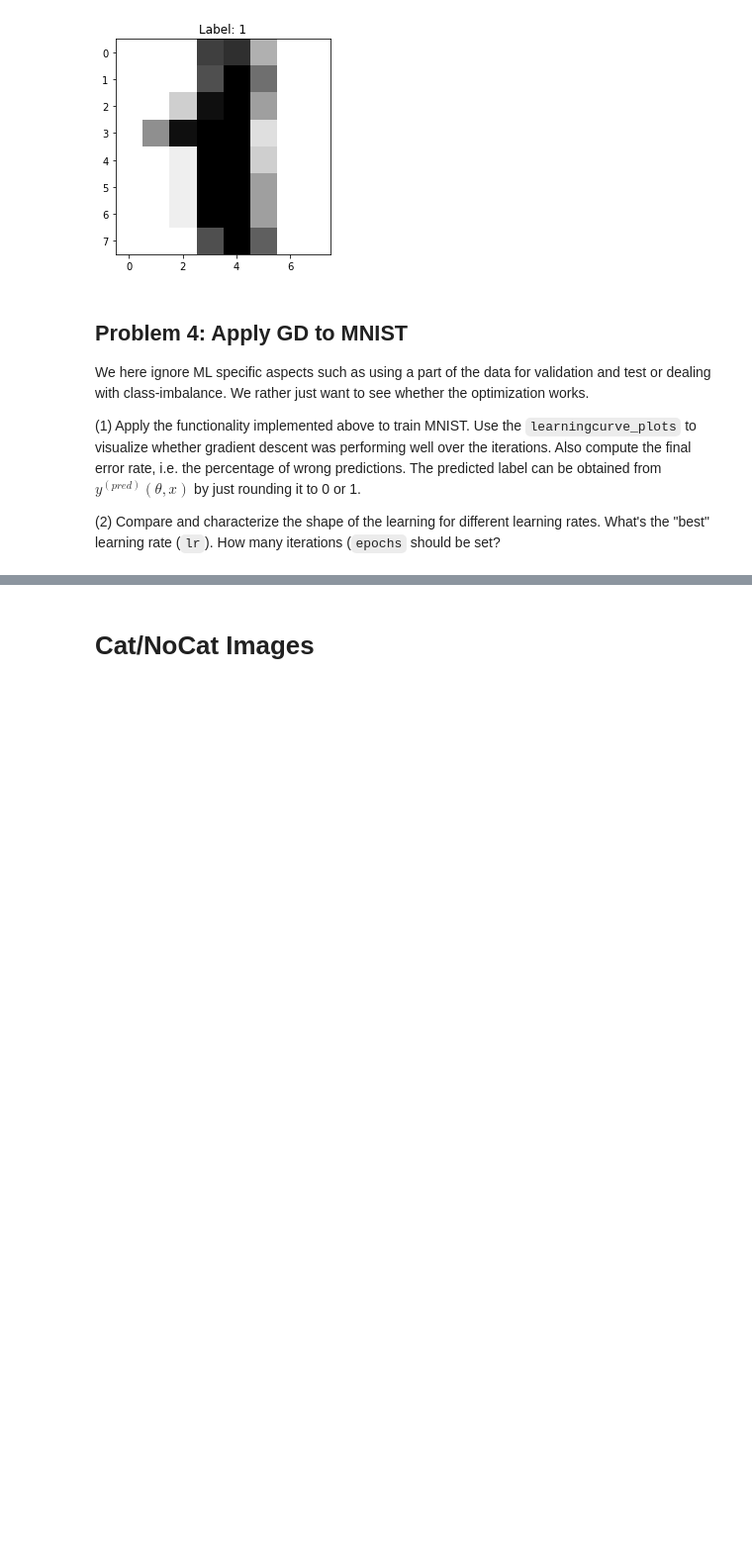
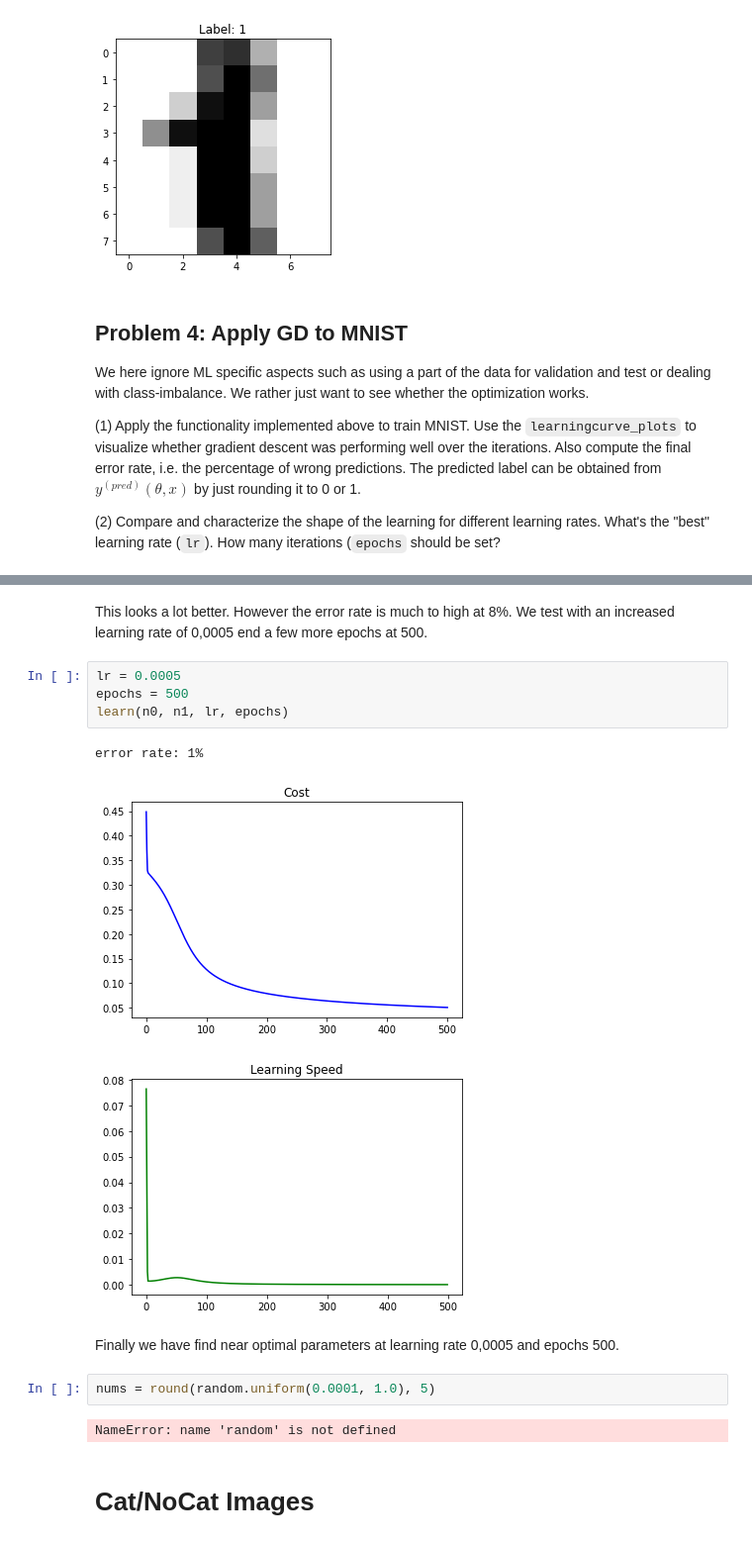
Before and after one commit to jsvilling/VANA_Assignemnts, a Jupyter notebook: train_neural_net-stud_villing_zellweger.ipynb, the cells around one changed output, grey strips where cells are left out. Shown at 99% size. Saved outputs shown, nothing was run; the diff lists cells and outputs as text; blank space fills up the shorter version.

```diff
--- a/train_neural_net-stud_villing_zellweger.ipynb
+++ b/train_neural_net-stud_villing_zellweger.ipynb
@@ -489,3 +527,19 @@ Epochs: 1000.00000
+# %% [markdown]
+This looks a lot better. However the error rate is much to high at 8%. We test with an increased learning rate of 0,0005 end a few more epochs at 500.
+# %%
+lr = 0.0005
+epochs = 500
+learn(n0, n1, lr, epochs)
+# %% [output]
+error rate: 1%
+[figure, added]
+[figure, added]
+# %% [markdown]
+Finally we have find near optimal parameters at learning rate 0,0005 and epochs 500.
+# %%
+nums = round(random.uniform(0.0001, 1.0), 5)
+# %% [output]
+NameError: name 'random' is not defined
 # %% [markdown]
 # Cat/NoCat Images
 # %% [markdown]
```
Also changed, not shown: parts of 9 cells of this notebook.
